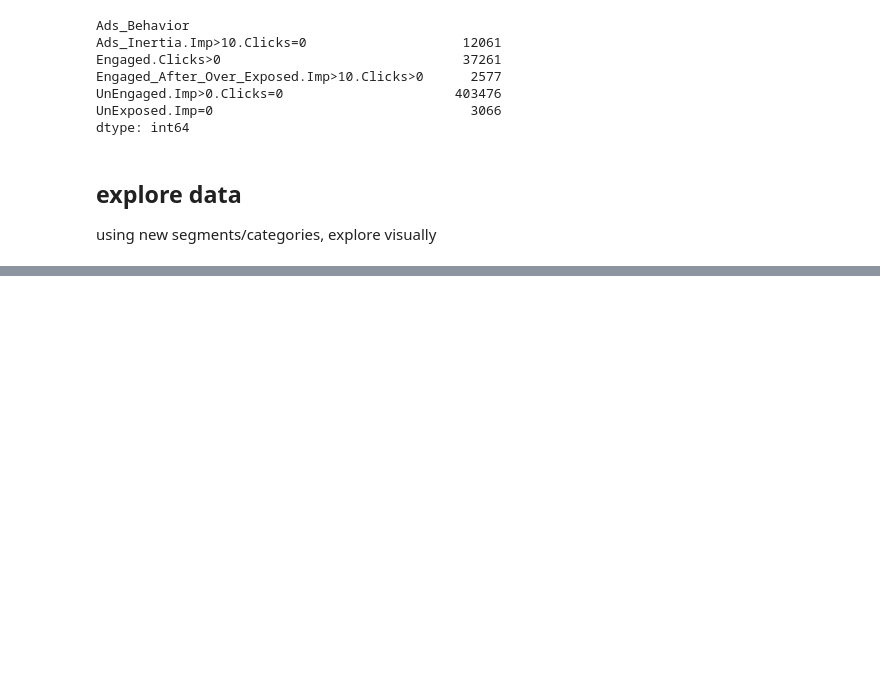
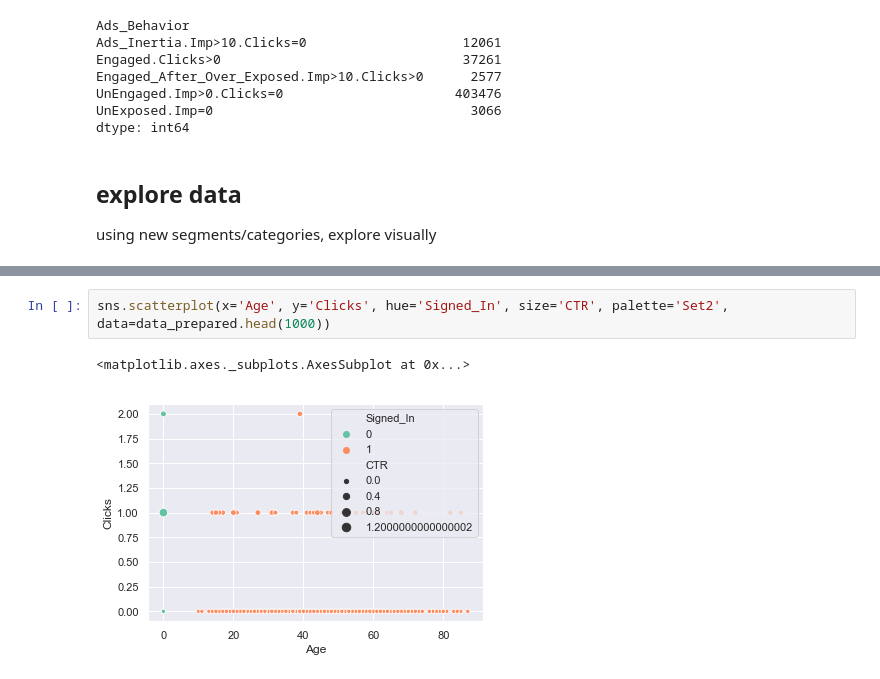
Before and after one commit to tansudasli/analytics-sandbox, a Jupyter notebook: advertising_EDA.ipynb, the cells around one changed output, grey strips where cells are left out. Saved outputs shown, nothing was run; the diff lists cells and outputs as text; blank space fills up the shorter version.

```diff
--- a/advertising_EDA.ipynb
+++ b/advertising_EDA.ipynb
@@ -231,0 +249,5 @@ using new segments/categories, explore visually
+# %%
+sns.scatterplot(x='Age', y='Clicks', hue='Signed_In', size='CTR', palette='Set2', data=data_prepared.head(1000))
+# %% [output]
+<matplotlib.axes._subplots.AxesSubplot at 0x...>
+[figure, added]
```
Also changed, not shown: parts of 5 cells of this notebook.
